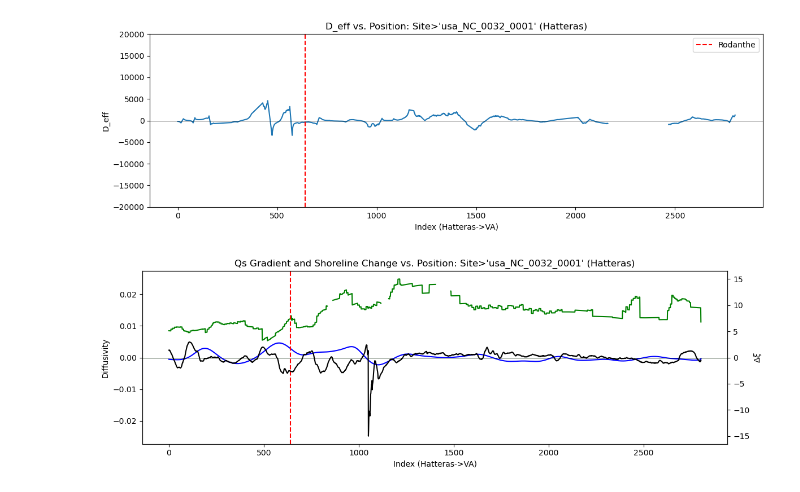
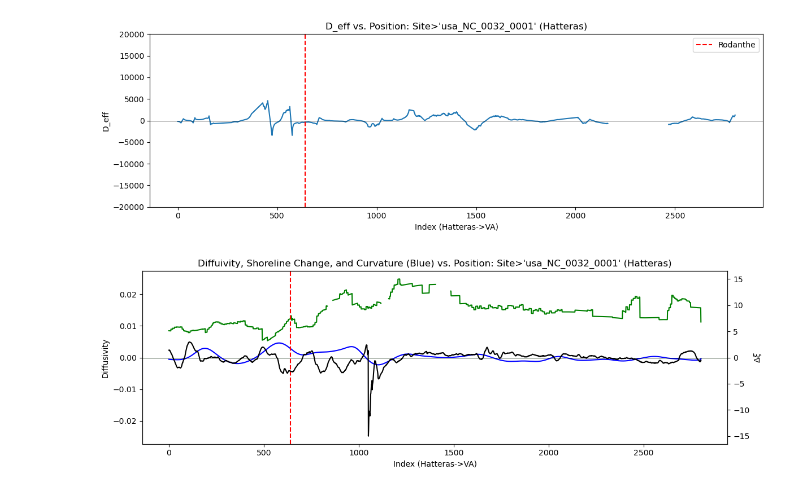
Before and after one commit to acdealy/coastal_diffusion_qs, a Jupyter notebook: calculate_d_eff.ipynb, the cells around one changed output. Saved outputs shown, nothing was run; the diff lists cells and outputs as text; code cells hidden in the pictures.

```diff
--- a/calculate_d_eff.ipynb
+++ b/calculate_d_eff.ipynb
@@ -167,25 +167,25 @@ diffusivity_nobx = mean_diff_nobx.values
 # %%
 fig, ax = plt.subplots(figsize=(12, 4))
 ax2 = ax.twinx()
 
 l1, = ax.plot(diffusivity_nobx, c='g')
 l2, = ax.plot(curv_nobx['curvature'].values*100, c='b')
 l3, = ax2.plot(d_eta['d_eta'].values, c='k')
 l4 = ax.axvline(x=rodanthe_idx, color='red', linestyle='--', label='Rodanthe')
 ax.axhline(0, color='g', lw=0.5)
 ax2.axhline(0, color='k', lw=0.5)
 
 lim1 = np.nanmax(np.abs(diffusivity_nobx))*1.1
 lim2 = np.nanmax(np.abs(d_eta['d_eta'].values))*1.1
 ax.set_ylim(-lim1, lim1)
 ax2.set_ylim(-lim2, lim2)
 
 ax.set_xlabel("Index (Hatteras->VA)")
 ax.set_ylabel("Diffusivity", color='k')
 ax2.set_ylabel(r"$\Delta \xi$", color='k')
 ax.tick_params(axis='y', colors='k')
-ax.set_title(f"Qs Gradient and Shoreline Change vs. Position: Site>'{target_site}' (Hatteras)")
+ax.set_title(f"Diffuivity, Shoreline Change, and Curvature (Blue) vs. Position: Site>'{target_site}' (Hatteras)")
 plt.tight_layout()
 plt.show()
 # %% [output]
-[figure, old version]
+[figure, new version]
```
